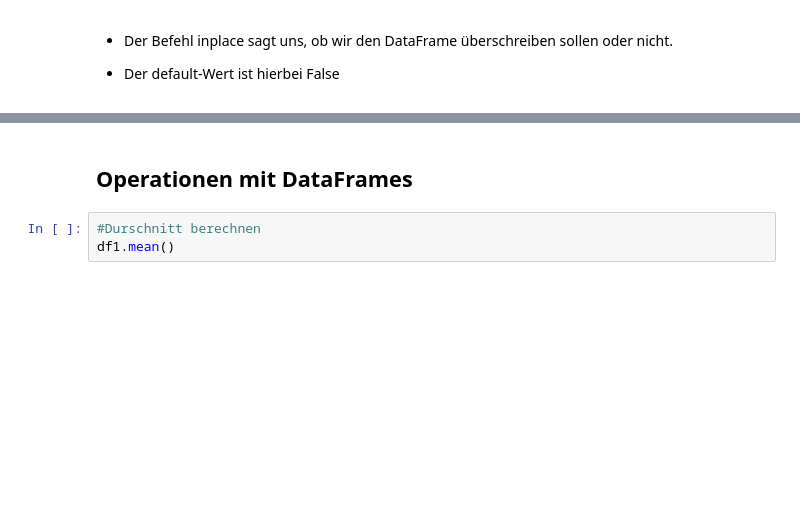
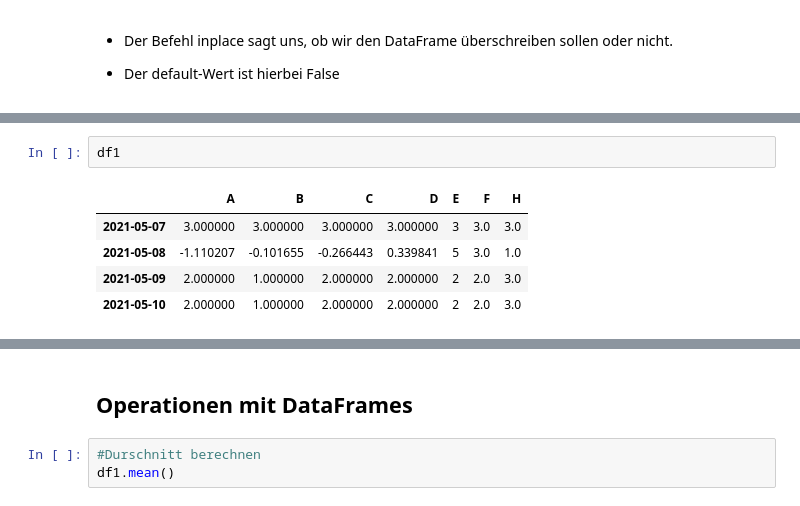
Before and after one commit to FelixRb96/Python_kurs_RTG, a Jupyter notebook: materialien/4_pandas.ipynb, the cells around one changed output, grey strips where cells are left out. Drawn from its saved outputs; the diff is of its cells as text; blank space fills up the shorter version.

```diff
--- a/materialien/4_pandas.ipynb
+++ b/materialien/4_pandas.ipynb
@@ -637,3 +725,11 @@ df2
+# %%
+df1
+# %% [output]
+|  | A | B | C | D | E | F | H |
+| 2021-05-07 | 3.000000 | 3.000000 | 3.000000 | 3.000000 | 3 | 3.0 | 3.0 |
+| 2021-05-08 | -1.110207 | -0.101655 | -0.266443 | 0.339841 | 5 | 3.0 | 1.0 |
+| 2021-05-09 | 2.000000 | 1.000000 | 2.000000 | 2.000000 | 2 | 2.0 | 3.0 |
+| 2021-05-10 | 2.000000 | 1.000000 | 2.000000 | 2.000000 | 2 | 2.0 | 3.0 |
 # %%
 # Ausfüllen von NA's
 
```
Also changed, not shown: parts of 68 cells of this notebook, 2 other files.
